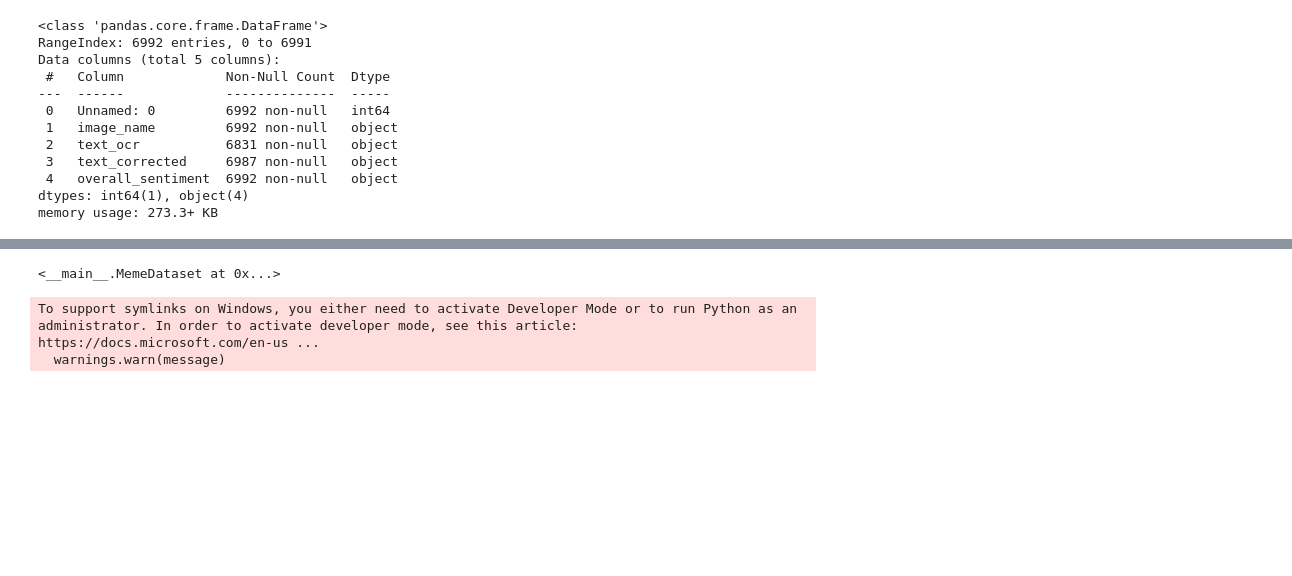
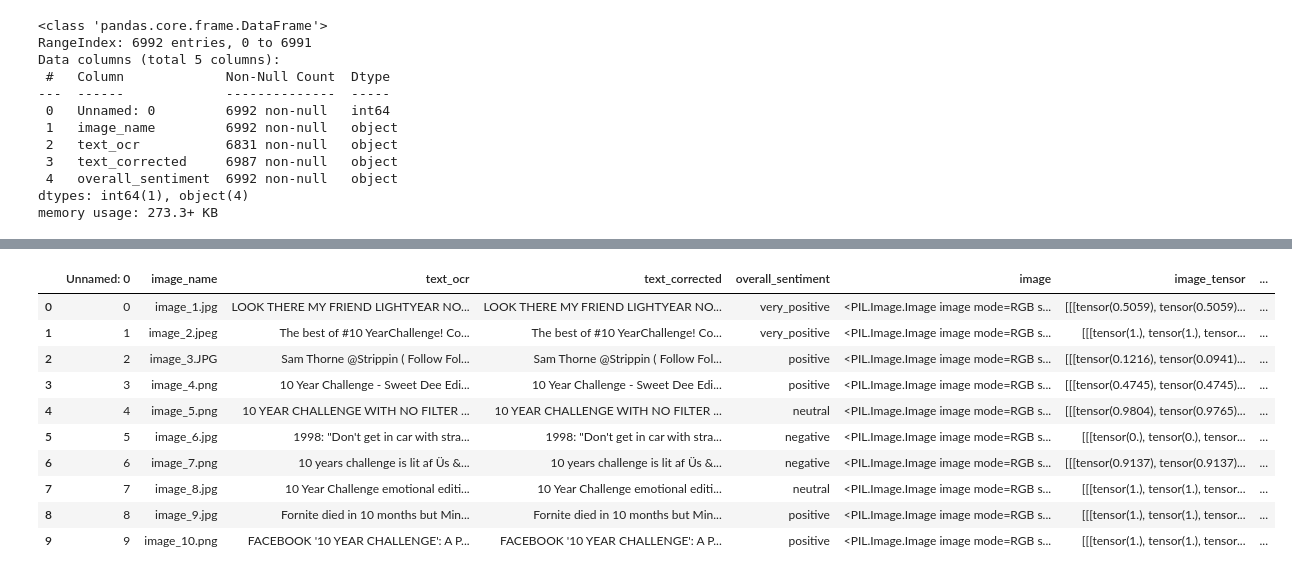
Before and after one commit to Jason180501/Sentiment-Analysis-of-Memes, a Jupyter notebook: Code/SentimentAnalysisOfMemes.ipynb, the cells around one changed output, grey strips where cells are left out. Saved outputs shown, nothing was run; the diff lists cells and outputs as text; code cells hidden in the pictures; blank space fills up the shorter version.

```diff
--- a/Code/SentimentAnalysisOfMemes.ipynb
+++ b/Code/SentimentAnalysisOfMemes.ipynb
@@ -40,7 +44,7 @@ dtypes: int64(1), object(4)
 memory usage: 273.3+ KB
 # %%
 # Adding the images to the dataset
-from PIL import Image
+'''from PIL import Image
 import os
 
 image_folder = "Dataset/images/images"  # Path to your images folder
@@ -52,4 +56,4 @@ def load_image(image_name):
     else:
         return None  # Handle missing images
 
-dataset["image"] = dataset["image_name"].apply(load_image)
+dataset["image"] = dataset["image_name"].apply(load_image)'''
@@ -69,6 +62,8 @@ Image.open("Dataset/images/images/image_3.jpg")
 # %%
 from PIL import ImageFile
 ImageFile.LOAD_TRUNCATED_IMAGES = True
+
+image_folder = "Dataset/images/images"
 
 from PIL import Image
 
@@ -90,9 +106,28 @@ dataset["image"] = dataset["image"].apply(lambda img: img.convert("RGB") if img
 from torchvision import transforms
 
 transform = transforms.Compose([
-    transforms.Resize((224, 224)),
+    transforms.Resize((128, 128)),
     transforms.ToTensor(),
-    transforms.Normalize([0.5], [0.5])
+    # transforms.Normalize([0.5], [0.5])
 ])
 
 dataset["image_tensor"] = dataset["image"].apply(lambda img: transform(img) if img else None)
+dataset = dataset.dropna(subset = ["image_tensor"])
+# %%
+# Load a tokenizer (for example, BERT tokenizer)
+tokenizer = AutoTokenizer.from_pretrained("bert-base-uncased")
+
+# Function to tokenize text
+def tokenize_text(text):
+    if isinstance(text, str):  # Ensure text is a valid string
+        return tokenizer(text, padding="max_length", truncation=True, return_tensors="pt")
+    return None
+
+# Apply tokenizer to corrected text
+dataset["text_tokens"] = dataset["text_corrected"].apply(tokenize_text)
+
+# Drop rows where tokenization failed
+dataset = dataset.dropna(subset=["text_tokens"])
+
+# Verify tokenization success
+print(f"Tokenization completed for {dataset.shape[0]} samples.")
@@ -125,13 +187,14 @@ dataloader = DataLoader(df, batch_size=32, shuffle=True)
 # %%
-df
+dataset.head(10)
 # %% [output]
-<__main__.MemeDataset at 0x...>
+|  | Unnamed: 0 | image_name | text_ocr | text_corrected | overall_sentiment | image | image_tensor | ... |
+| 0 | 0 | image_1.jpg | LOOK THERE MY FRIEND LIGHTYEAR NO... | LOOK THERE MY FRIEND LIGHTYEAR NO... | very_positive | <PIL.Image.Image image mode=RGB s... | [[[tensor(0.5059), tensor(0.5059)... | ... |
+| 1 | 1 | image_2.jpeg | The best of #10 YearChallenge! Co... | The best of #10 YearChallenge! Co... | very_positive | <PIL.Image.Image image mode=RGB s... | [[[tensor(1.), tensor(1.), tensor... | ... |
+| 2 | 2 | image_3.JPG | Sam Thorne @Strippin ( Follow Fol... | Sam Thorne @Strippin ( Follow Fol... | positive | <PIL.Image.Image image mode=RGB s... | [[[tensor(0.1216), tensor(0.0941)... | ... |
+| 3 | 3 | image_4.png | 10 Year Challenge - Sweet Dee Edi... | 10 Year Challenge - Sweet Dee Edi... | positive | <PIL.Image.Image image mode=RGB s... | [[[tensor(0.4745), tensor(0.4745)... | ... |
+| 4 | 4 | image_5.png | 10 YEAR CHALLENGE WITH NO FILTER ... | 10 YEAR CHALLENGE WITH NO FILTER ... | neutral | <PIL.Image.Image image mode=RGB s... | [[[tensor(0.9804), tensor(0.9765)... | ... |
+| 5 | 5 | image_6.jpg | 1998: "Don't get in car with stra... | 1998: "Don't get in car with stra... | negative | <PIL.Image.Image image mode=RGB s... | [[[tensor(0.), tensor(0.), tensor... | ... |
+| 6 | 6 | image_7.png | 10 years challenge is lit af Üs &... | 10 years challenge is lit af Üs &... | negative | <PIL.Image.Image image mode=RGB s... | [[[tensor(0.9137), tensor(0.9137)... | ... |
+| 7 | 7 | image_8.jpg | 10 Year Challenge emotional editi... | 10 Year Challenge emotional editi... | neutral | <PIL.Image.Image image mode=RGB s... | [[[tensor(1.), tensor(1.), tensor... | ... |
+| 8 | 8 | image_9.jpg | Fornite died in 10 months but Min... | Fornite died in 10 months but Min... | positive | <PIL.Image.Image image mode=RGB s... | [[[tensor(1.), tensor(1.), tensor... | ... |
+| 9 | 9 | image_10.png | FACEBOOK '10 YEAR CHALLENGE': A P... | FACEBOOK '10 YEAR CHALLENGE': A P... | positive | <PIL.Image.Image image mode=RGB s... | [[[tensor(1.), tensor(1.), tensor... | ... |
-# %%
-from transformers import CLIPProcessor, CLIPModel
-
-model_name = "openai/clip-vit-base-patch32"
-processor = CLIPProcessor.from_pretrained(model_name)
-model = CLIPModel.from_pretrained(model_name)
-# %% [output]
-To support symlinks on Windows, you either need to activate Developer Mode or to run Python as an administrator. In order to activate developer mode, see this article: https://docs.microsoft.com/en-us ...
-  warnings.warn(message)
```
Also changed, not shown: parts of 21 cells of this notebook.
